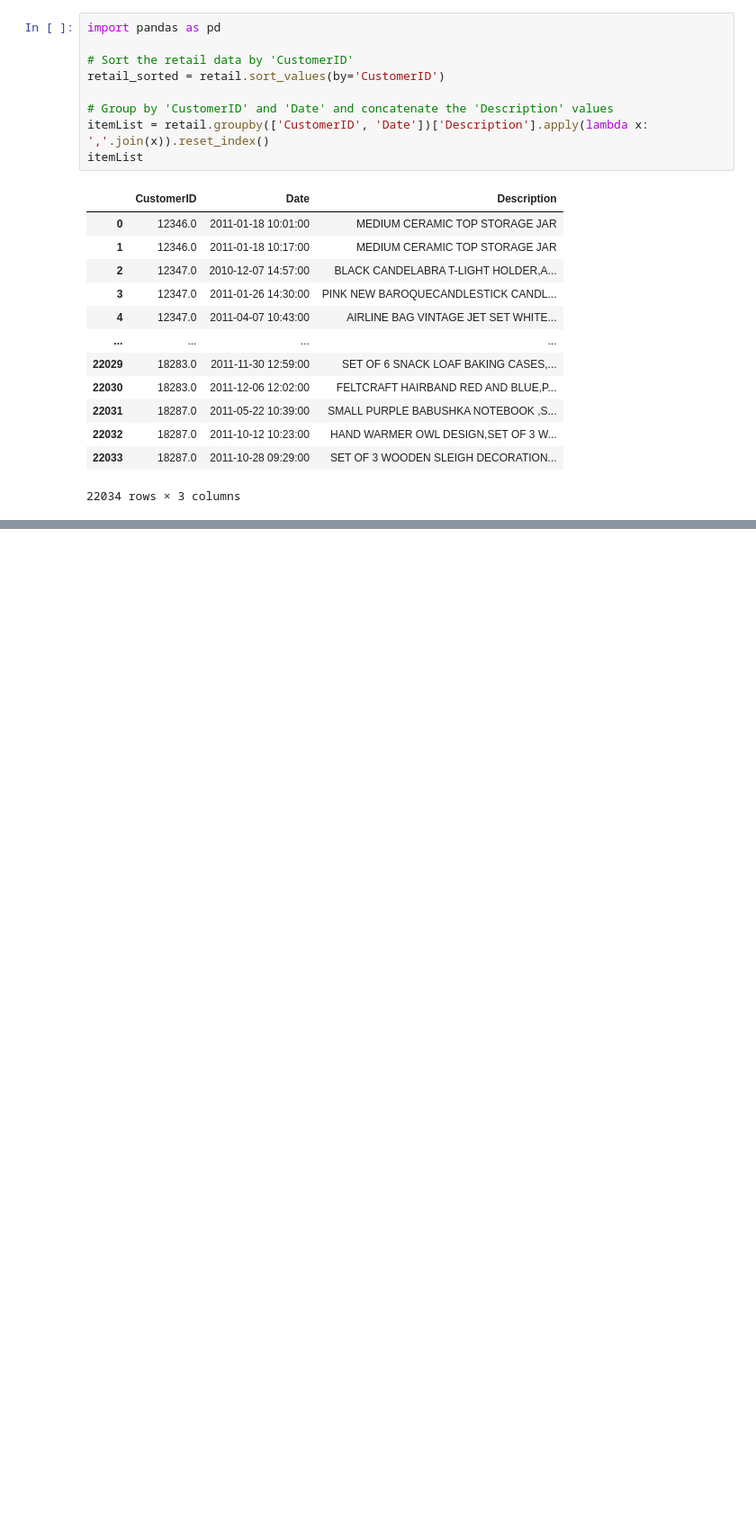
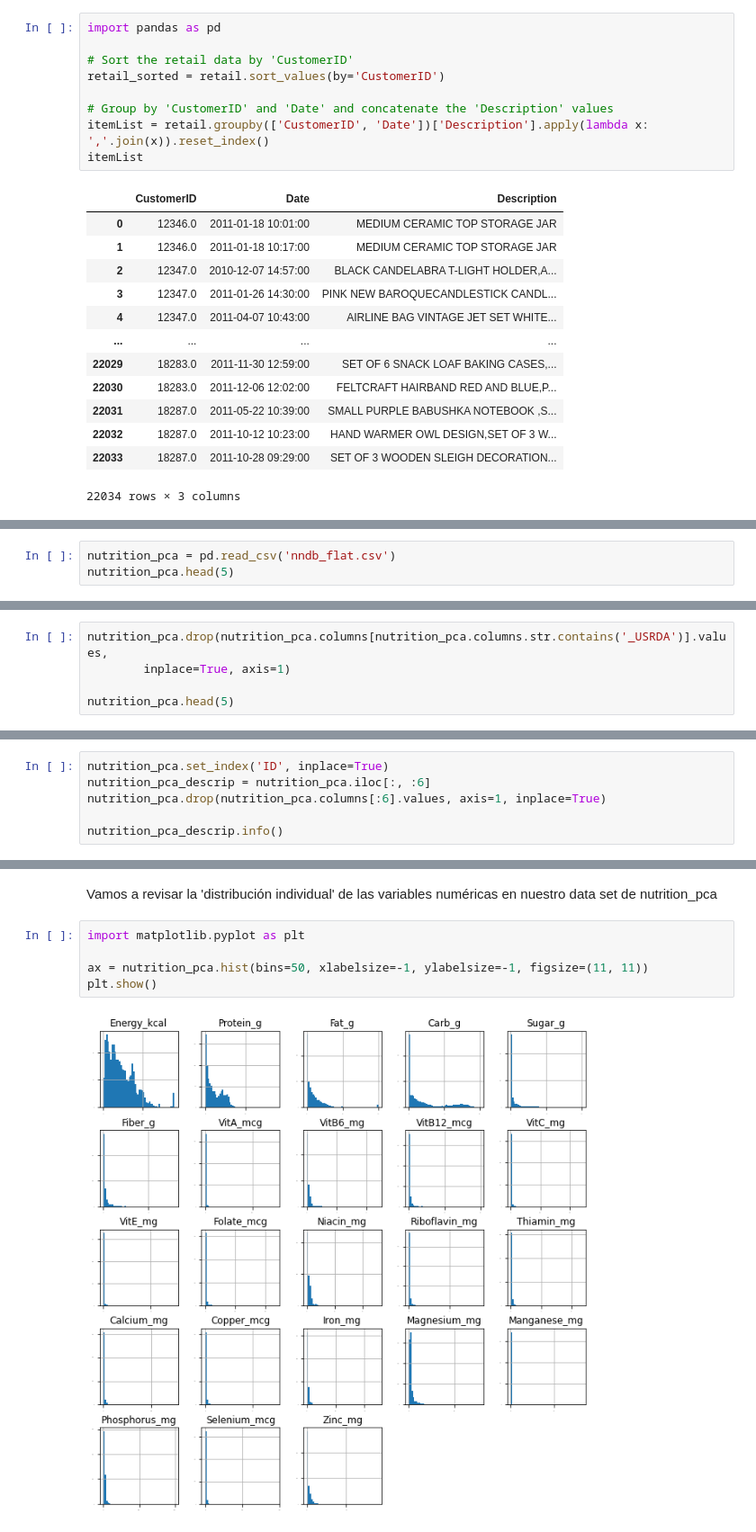
Before and after one commit to Sergio-Ibarra-1795/Diplomado_UNAM_DC_Full_gitHub, a Jupyter notebook: Modulo7_Aprendizaje_NO_supervisado/Modulo7_Practica2.ipynb, the cells around one changed output, grey strips where cells are left out. Shown at 90% size. Cells and saved outputs as stored; diff of their text form; blank space fills up the shorter version.

```diff
--- a/Modulo7_Aprendizaje_NO_supervisado/Modulo7_Practica2.ipynb
+++ b/Modulo7_Aprendizaje_NO_supervisado/Modulo7_Practica2.ipynb
@@ -189,0 +354,3 @@ itemList
+# %%
+nutrition_pca = pd.read_csv('nndb_flat.csv')
+nutrition_pca.head(5)
@@ -189,0 +425,5 @@ itemList
+# %%
+nutrition_pca.drop(nutrition_pca.columns[nutrition_pca.columns.str.contains('_USRDA')].values,
+        inplace=True, axis=1)
+
+nutrition_pca.head(5)
@@ -189,0 +459,6 @@ itemList
+# %%
+nutrition_pca.set_index('ID', inplace=True)
+nutrition_pca_descrip = nutrition_pca.iloc[:, :6]
+nutrition_pca.drop(nutrition_pca.columns[:6].values, axis=1, inplace=True)
+
+nutrition_pca_descrip.info()
@@ -189,0 +499,9 @@ itemList
+# %% [markdown]
+Vamos a revisar la 'distribución individual' de las variables numéricas en nuestro data  set de nutrition_pca
+# %%
+import matplotlib.pyplot as plt
+
+ax = nutrition_pca.hist(bins=50, xlabelsize=-1, ylabelsize=-1, figsize=(11, 11))
+plt.show()
+# %% [output]
+[figure, added]
```
Also changed, not shown: parts of 31 cells of this notebook, 2 other files.
